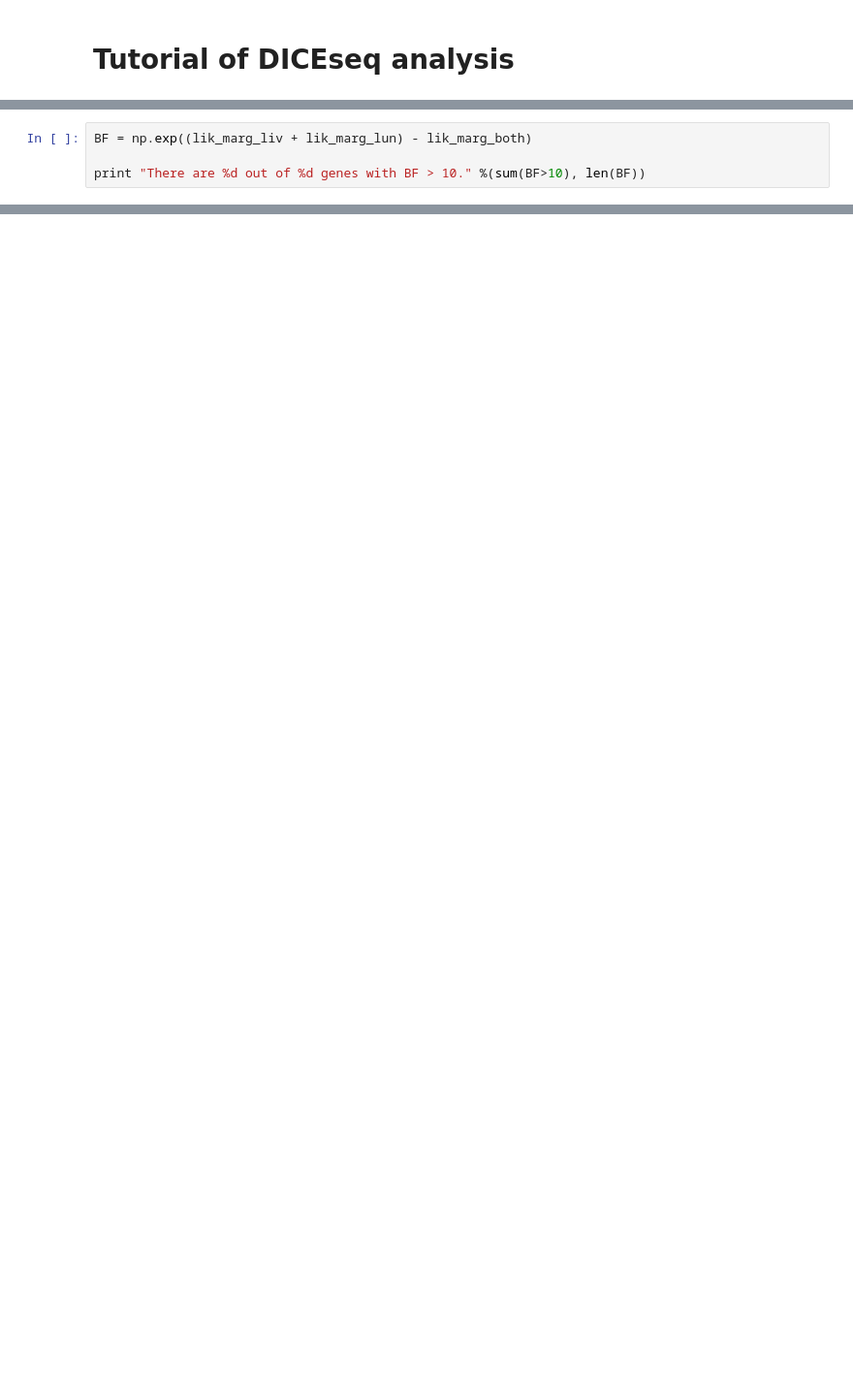
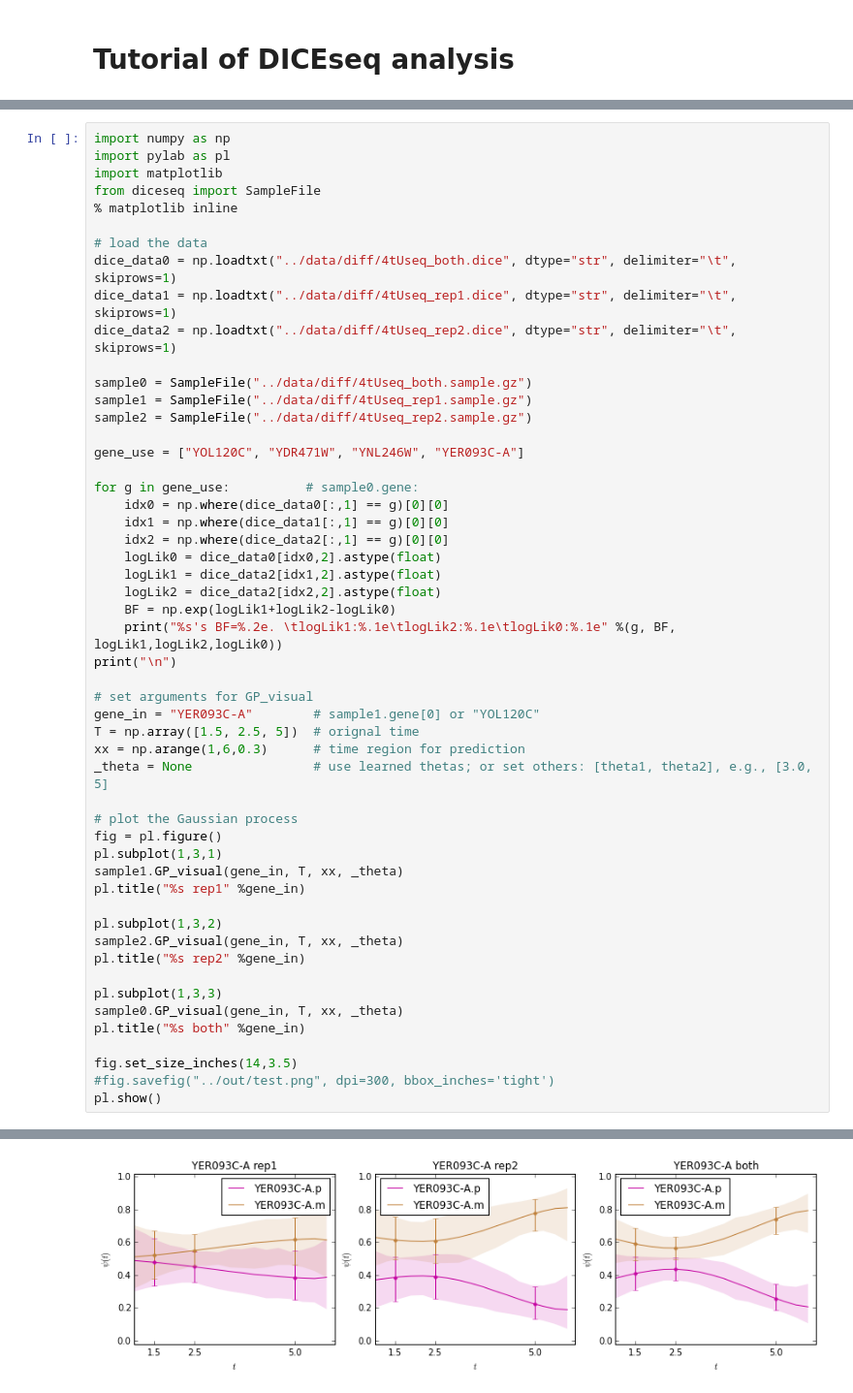
Before and after one commit to huangyh09/diceseq, a Jupyter notebook: tutorials/diceseq_tutorial.ipynb, the cells around one changed output, grey strips where cells are left out. Shown at 97% size. Drawn from its saved outputs; the diff is of its cells as text; blank space fills up the shorter version.

```diff
--- a/tutorials/diceseq_tutorial.ipynb
+++ b/tutorials/diceseq_tutorial.ipynb
@@ -82,4 +86,0 @@ pl.show()
-# %%
-BF = np.exp((lik_marg_liv + lik_marg_lun) - lik_marg_both)
-
-print "There are %d out of %d genes with BF > 10." %(sum(BF>10), len(BF))
@@ -148,0 +119,53 @@ The reads count for lung  in two days: [ 18  84  86 140 116 183 300  70]
+# %%
+import numpy as np
+import pylab as pl
+import matplotlib
+from diceseq import SampleFile
+% matplotlib inline
+
+# load the data
+dice_data0 = np.loadtxt("../data/diff/4tUseq_both.dice", dtype="str", delimiter="\t", skiprows=1)
+dice_data1 = np.loadtxt("../data/diff/4tUseq_rep1.dice", dtype="str", delimiter="\t", skiprows=1)
+dice_data2 = np.loadtxt("../data/diff/4tUseq_rep2.dice", dtype="str", delimiter="\t", skiprows=1)
+
+sample0 = SampleFile("../data/diff/4tUseq_both.sample.gz")
+sample1 = SampleFile("../data/diff/4tUseq_rep1.sample.gz")
+sample2 = SampleFile("../data/diff/4tUseq_rep2.sample.gz")
+
+gene_use = ["YOL120C", "YDR471W", "YNL246W", "YER093C-A"]
+
+for g in gene_use:          # sample0.gene:
+    idx0 = np.where(dice_data0[:,1] == g)[0][0]
+    idx1 = np.where(dice_data1[:,1] == g)[0][0]
+    idx2 = np.where(dice_data2[:,1] == g)[0][0]
+    logLik0 = dice_data0[idx0,2].astype(float)
+    logLik1 = dice_data2[idx1,2].astype(float)
+    logLik2 = dice_data2[idx2,2].astype(float)
+    BF = np.exp(logLik1+logLik2-logLik0)
+    print("%s's BF=%.2e. \tlogLik1:%.1e\tlogLik2:%.1e\tlogLik0:%.1e" %(g, BF, logLik1,logLik2,logLik0))
+print("\n")
+
+# set arguments for GP_visual
+gene_in = "YER093C-A"        # sample1.gene[0] or "YOL120C"
+T = np.array([1.5, 2.5, 5])  # orignal time
+xx = np.arange(1,6,0.3)      # time region for prediction
+_theta = None                # use learned thetas; or set others: [theta1, theta2], e.g., [3.0, 5]
+
+# plot the Gaussian process
+fig = pl.figure()
+pl.subplot(1,3,1)
+sample1.GP_visual(gene_in, T, xx, _theta)
+pl.title("%s rep1" %gene_in)
+
+pl.subplot(1,3,2)
+sample2.GP_visual(gene_in, T, xx, _theta)
+pl.title("%s rep2" %gene_in)
+
+pl.subplot(1,3,3)
+sample0.GP_visual(gene_in, T, xx, _theta)
+pl.title("%s both" %gene_in)
+
+fig.set_size_inches(14,3.5)
+#fig.savefig("../out/test.png", dpi=300, bbox_inches='tight')
+pl.show()
+# %% [output]
@@ -148,0 +176 @@ The reads count for lung  in two days: [ 18  84  86 140 116 183 300  70]
+[figure, added]
```
Also changed, not shown: parts of 17 cells of this notebook, 17 other files.
